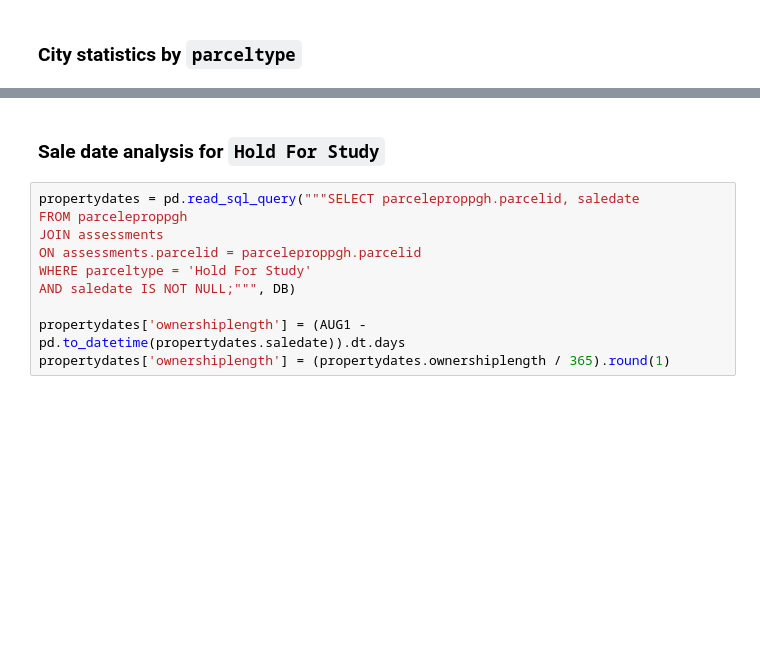
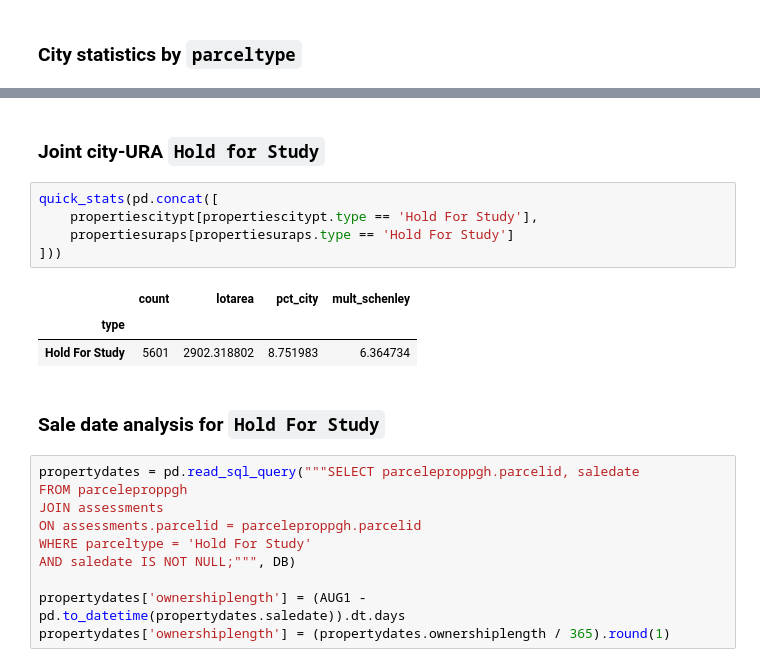
Before and after one commit to maclover7/pghland, a Jupyter notebook: city-inventory.ipynb, the cells around one changed output, grey strips where cells are left out. Cells and saved outputs as stored; diff of their text form; blank space fills up the shorter version.

```diff
--- a/city-inventory.ipynb
+++ b/city-inventory.ipynb
@@ -50,3 +82,14 @@ propertiescitypt
+# %% [markdown]
+### Joint city-URA `Hold for Study`
+# %%
+quick_stats(pd.concat([
+    propertiescitypt[propertiescitypt.type == 'Hold For Study'],
+    propertiesuraps[propertiesuraps.type == 'Hold For Study']
+]))
+# %% [output]
+|  | count | lotarea | pct_city | mult_schenley |
+| type |  |  |  |  |
+| Hold For Study | 5601 | 2902.318802 | 8.751983 | 6.364734 |
 # %% [markdown]
 ### Sale date analysis for `Hold For Study`
 # %%
```
Also changed, not shown: parts of 5 cells of this notebook.
